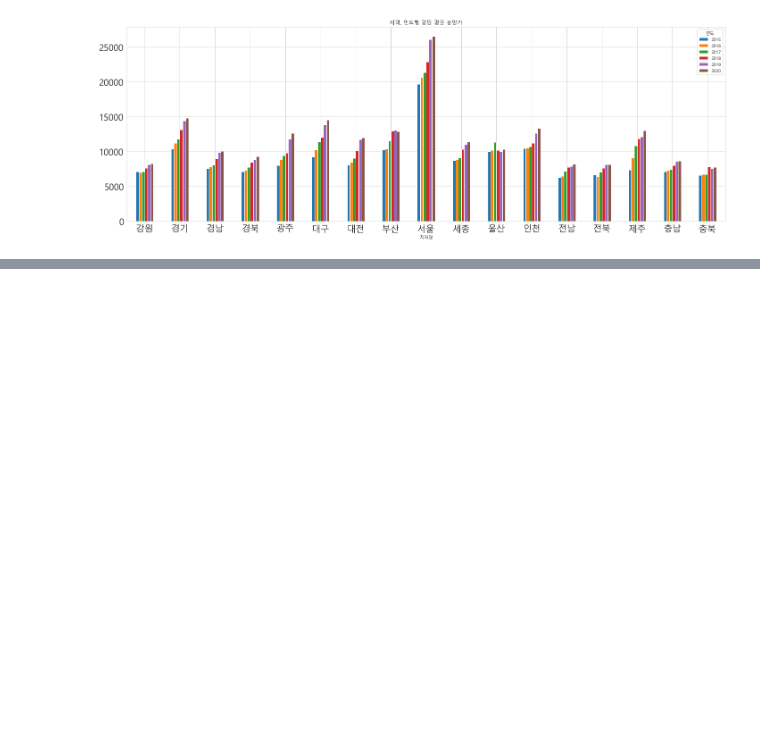
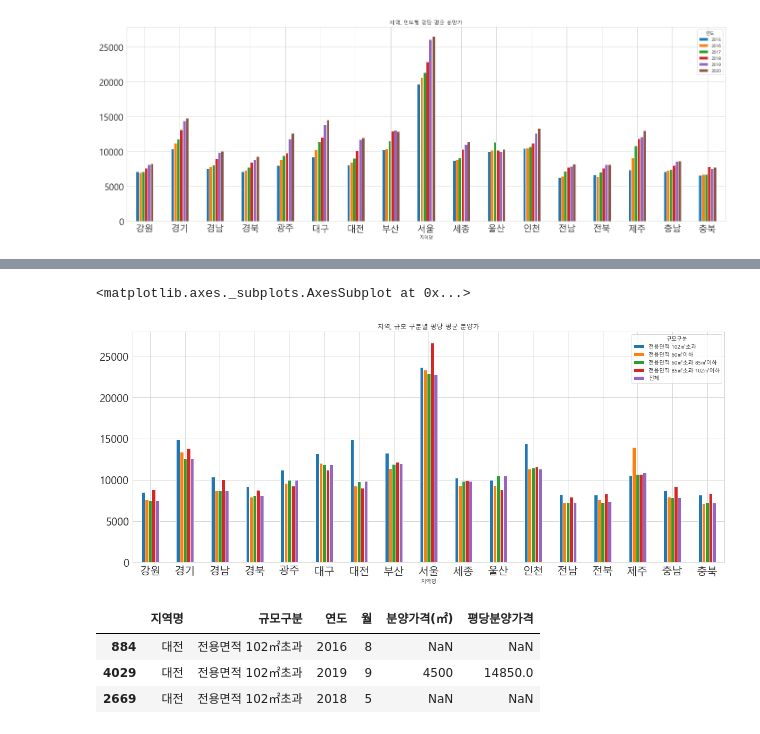
Before and after one commit to kamzzang/OpenDataAnalysis, a Jupyter notebook: Apt_presale_price_analysis.ipynb, the cells around one changed output, grey strips where cells are left out. Drawn from its saved outputs; the diff is of its cells as text; code cells hidden in the pictures; blank space fills up the shorter version.

```diff
--- a/Apt_presale_price_analysis.ipynb
+++ b/Apt_presale_price_analysis.ipynb
@@ -314,0 +325,3 @@ df_year_region.plot.bar(figsize=(24,8),
+# %%
+pre_sale_size=pre_sale.pivot_table(values='평당분양가격', index='지역명', columns='규모구분')
+pre_sale_size.sample(3)
@@ -314,0 +334,13 @@ df_year_region.plot.bar(figsize=(24,8),
+# %%
+pre_sale_size.plot.bar(title='지역, 규모 구분별 평당 평균 분양가',
+                      figsize=(20,8), grid=True, fontsize=20, rot=0)
+# %% [output]
+<matplotlib.axes._subplots.AxesSubplot at 0x...>
+[figure, added]
+# %%
+pre_sale[(pre_sale['지역명']=='대전') & (pre_sale['규모구분']=='전용면적 102㎡초과')].sample(3)
+# %% [output]
+|  | 지역명 | 규모구분 | 연도 | 월 | 분양가격(㎡) | 평당분양가격 |
+| 884 | 대전 | 전용면적 102㎡초과 | 2016 | 8 | NaN | NaN |
+| 4029 | 대전 | 전용면적 102㎡초과 | 2019 | 9 | 4500 | 14850.0 |
+| 2669 | 대전 | 전용면적 102㎡초과 | 2018 | 5 | NaN | NaN |
```
Also changed, not shown: parts of 31 cells of this notebook.
